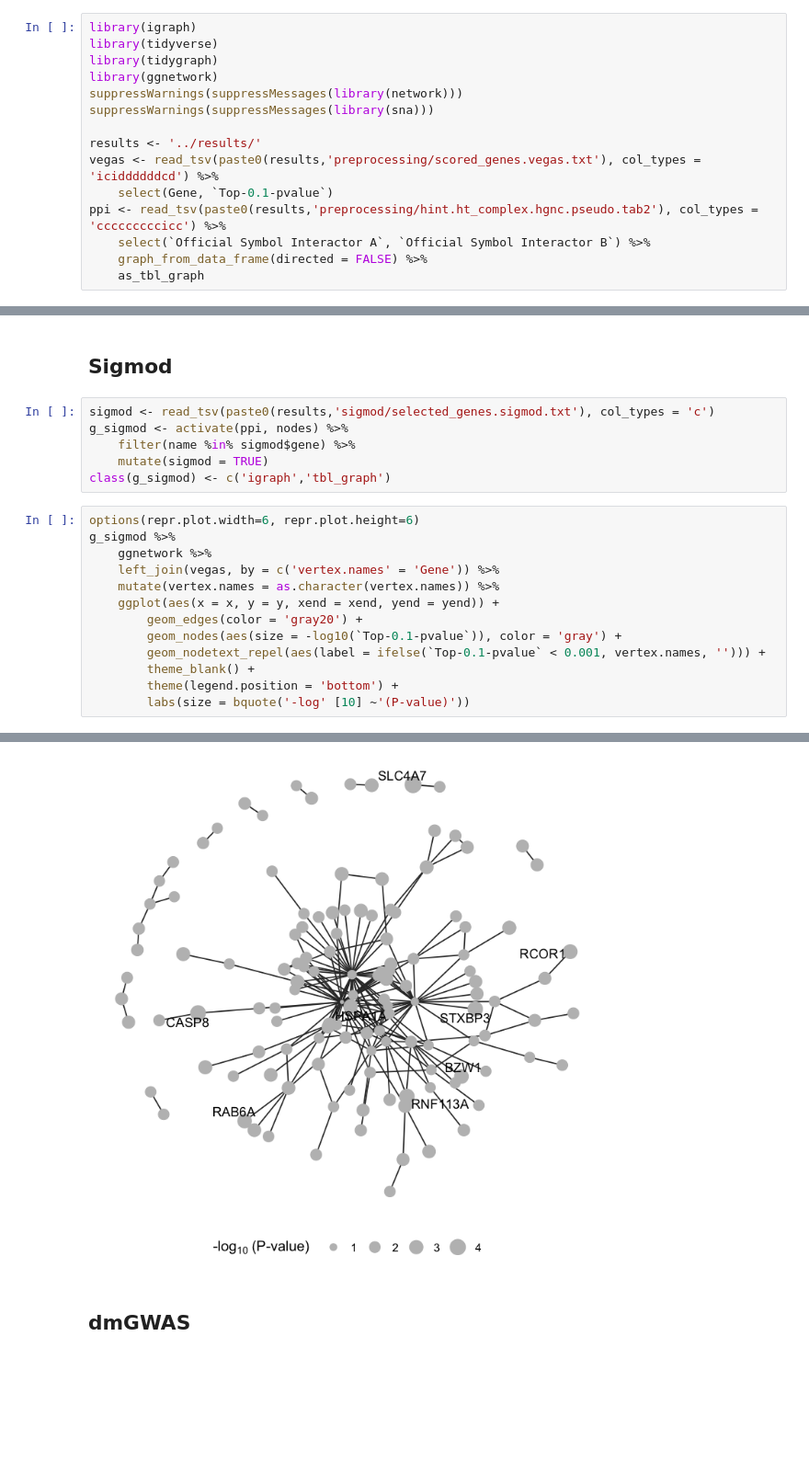
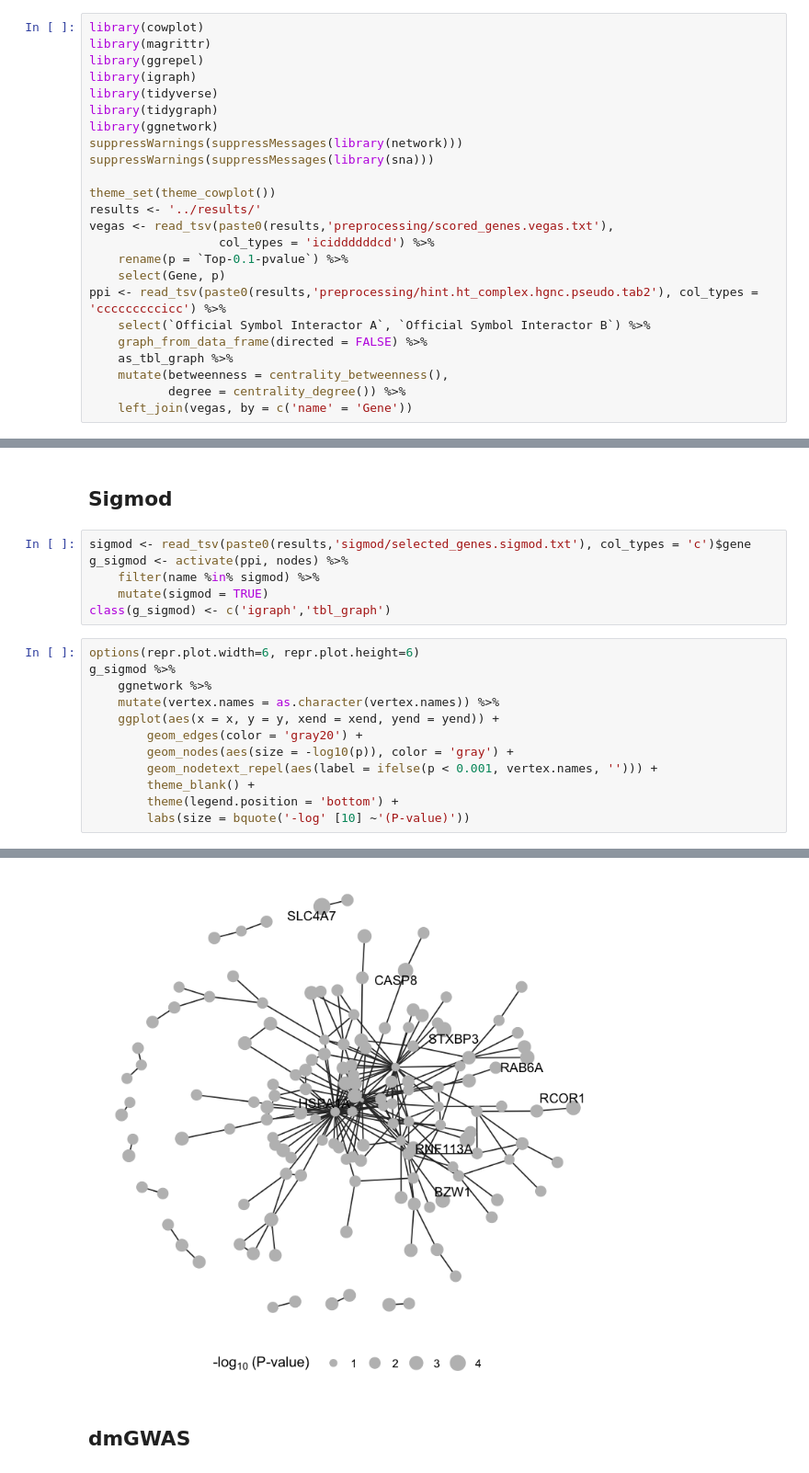
Before and after one commit to hclimente/genewa, a Jupyter notebook: doc/consensus.ipynb, the cells around one changed output, grey strips where cells are left out. Shown at 92% size. Saved outputs shown, nothing was run; the diff lists cells and outputs as text; blank space fills up the shorter version.

```diff
--- a/doc/consensus.ipynb
+++ b/doc/consensus.ipynb
@@ -1,4 +1,7 @@
 # %%
+library(cowplot)
+library(magrittr)
+library(ggrepel)
 library(igraph)
 library(tidyverse)
 library(tidygraph)
@@ -6,11 +9,17 @@ library(ggnetwork)
 suppressWarnings(suppressMessages(library(network)))
 suppressWarnings(suppressMessages(library(sna)))
 
+theme_set(theme_cowplot())
 results <- '../results/'
-vegas <- read_tsv(paste0(results,'preprocessing/scored_genes.vegas.txt'), col_types = 'iciddddddcd') %>%
-    select(Gene, `Top-0.1-pvalue`)
+vegas <- read_tsv(paste0(results,'preprocessing/scored_genes.vegas.txt'),
+                  col_types = 'iciddddddcd') %>%
+    rename(p = `Top-0.1-pvalue`) %>%
+    select(Gene, p)
 ppi <- read_tsv(paste0(results,'preprocessing/hint.ht_complex.hgnc.pseudo.tab2'), col_types = 'cccccccccicc') %>%
     select(`Official Symbol Interactor A`, `Official Symbol Interactor B`) %>%
     graph_from_data_frame(directed = FALSE) %>%
-    as_tbl_graph
+    as_tbl_graph %>%
+    mutate(betweenness = centrality_betweenness(),
+           degree = centrality_degree()) %>%
+    left_join(vegas, by = c('name' = 'Gene'))
 # %% [output]
@@ -49,21 +62,20 @@ ggplot(lean, aes(PLEAN)) +
 # %% [markdown]
 ## Sigmod
 # %%
-sigmod <- read_tsv(paste0(results,'sigmod/selected_genes.sigmod.txt'), col_types = 'c')
+sigmod <- read_tsv(paste0(results,'sigmod/selected_genes.sigmod.txt'), col_types = 'c')$gene
 g_sigmod <- activate(ppi, nodes) %>%
-    filter(name %in% sigmod$gene) %>%
+    filter(name %in% sigmod) %>%
     mutate(sigmod = TRUE)
 class(g_sigmod) <- c('igraph','tbl_graph')
 # %%
 options(repr.plot.width=6, repr.plot.height=6)
 g_sigmod %>%
     ggnetwork %>%
-    left_join(vegas, by = c('vertex.names' = 'Gene')) %>%
     mutate(vertex.names = as.character(vertex.names)) %>%
     ggplot(aes(x = x, y = y, xend = xend, yend = yend)) +
         geom_edges(color = 'gray20') +
-        geom_nodes(aes(size = -log10(`Top-0.1-pvalue`)), color = 'gray') +
-        geom_nodetext_repel(aes(label = ifelse(`Top-0.1-pvalue` < 0.001, vertex.names, ''))) +
+        geom_nodes(aes(size = -log10(p)), color = 'gray') +
+        geom_nodetext_repel(aes(label = ifelse(p < 0.001, vertex.names, ''))) +
         theme_blank() +
         theme(legend.position = 'bottom') +
         labs(size = bquote('-log' [10] ~'(P-value)'))
@@ -75,4 +86,4 @@ Warning message in if (class(x) == "igraph") {:
-[figure, old version]
+[figure, new version]
 # %% [markdown]
 ## dmGWAS
 # %%
```
Also changed, not shown: parts of 28 cells of this notebook, 24 other files.
